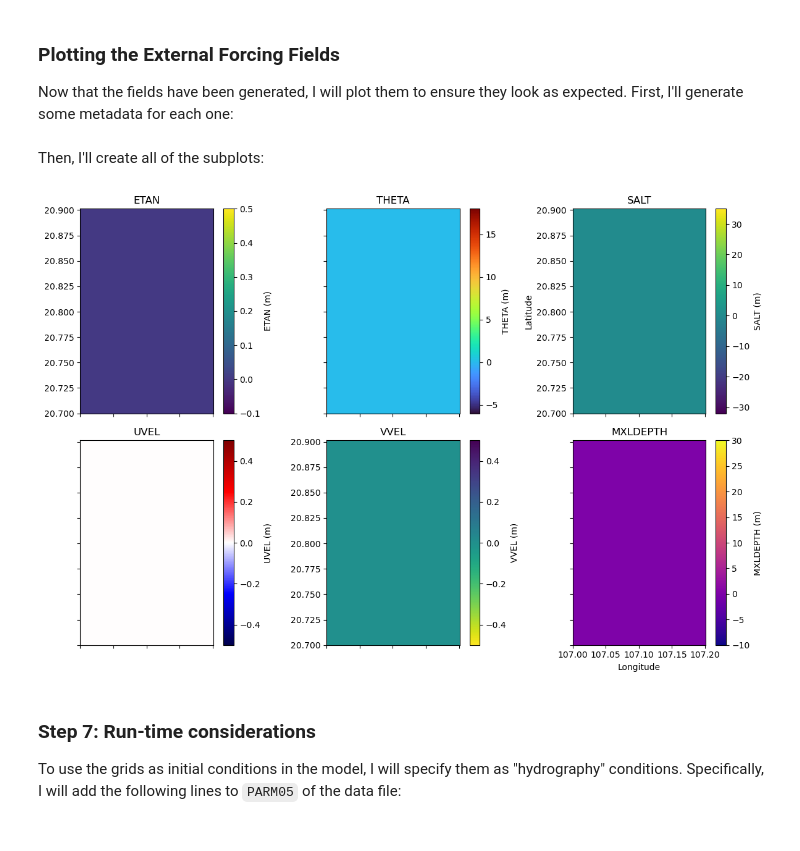
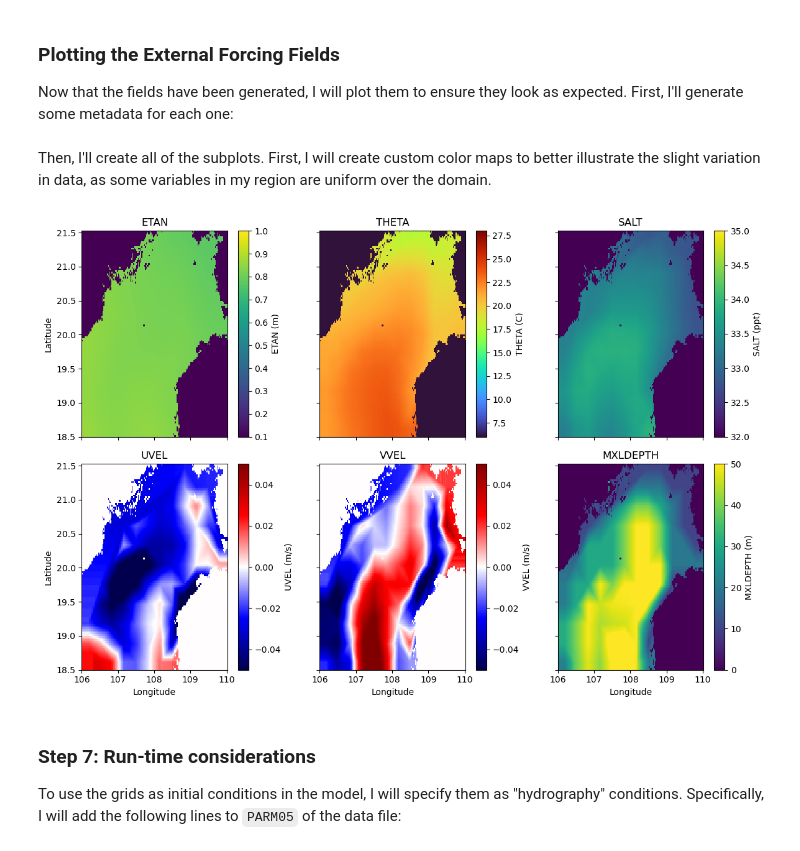
Before and after one commit to makinchii/CS185C, a Jupyter notebook: project/notebooks/Setting Up Initial Conditions.ipynb, the cells around one changed output. Saved outputs shown, nothing was run; the diff lists cells and outputs as text; code cells hidden in the pictures.

```diff
--- a/project/notebooks/Setting Up Initial Conditions.ipynb
+++ b/project/notebooks/Setting Up Initial Conditions.ipynb
@@ -98,7 +98,7 @@ To double check the mask was created as expected, I will plot it in comparison t
 plt.figure(figsize=(10,5))
 
 plt.subplot(1,2,1)
-C = plt.pcolormesh(XC, YC, bathy, vmin=-20, vmax=0, cmap='Blues_r')
+C = plt.pcolormesh(XC, YC, bathy, vmin=-55, vmax=0, cmap='Blues_r')
 plt.colorbar(C, orientation = 'horizontal')
 plt.title('Model Bathymetry')
 
@@ -136,7 +136,7 @@ As we can see, my model boundary (green) is completely surrounded by the points
 # %%
 # Defines Ha Long Bay domain bounds
-lon_min, lon_max = 107.0, 107.2
-lat_min, lat_max = 20.7, 20.9
+lon_min, lon_max = 106.0, 110.0
+lat_min, lat_max = 18.5, 21.5
 
 tile_list = [6]
 
@@ -187,9 +187,6 @@ ecco_mask_points = ecco_mask_points[:, local_indices ]
 # %% [markdown]
 Next, we'll read in the real data fields and apply the modifications. First, create a dictionary to store the file names:
 # %%
-# test dictionary
-file_prefix_dict = {'ETAN':'ETAN_2004.nc'}
-
 # once tested with the above dict, run and comment with this one
 file_prefix_dict = {'ETAN':'ETAN_2004.nc',
                     'THETA':'THETA_2004.nc',
@@ -197,6 +194,7 @@ file_prefix_dict = {'ETAN':'ETAN_2004.nc',
                     'UVEL':'UVELMASS_2004.nc',
                     'VVEL':'VVELMASS_2004.nc',
                     'MXLDEPTH':'MXLDEPTH_2004.nc'}
+
 variable_names = list(file_prefix_dict.keys())
 # %% [markdown]
 Now, read the initial condition fields from the same tiles:
@@ -307,11 +306,11 @@ for variable_name, init_grid in zip(variable_names, init_grids):
 ### Plotting the External Forcing Fields
 Now that the fields have been generated, I will plot them to ensure they look as expected. First, I'll generate some metadata for each one:
 # %%
-meta_dict = {'ETAN':[-0.1, 0.5, 'viridis', 'm'],
-            'THETA':[-6, 18, 'turbo', 'm'],
-            'SALT':[-32, 35, 'viridis', 'm'],
-            'UVEL':[-0.5, 0.5, 'seismic', 'm'],
-            'VVEL':[-0.5, 0.5, 'viridis_r', 'm'],
-            'MXLDEPTH':[-10,30,'plasma','m']}
+meta_dict = {'ETAN':[0.1, 1, 'viridis', 'm'],
+            'THETA':[6, 28, 'turbo', 'C'],
+            'SALT':[32, 35, 'viridis', 'ppt'],
+            'UVEL':[-0.05, 0.05, 'seismic', 'm/s'],
+            'VVEL':[-0.05, 0.05, 'seismic', 'm/s'],
+            'MXLDEPTH':[0,50,'viridis','m']}
 # %% [markdown]
-Then, I'll create all of the subplots:
+Then, I'll create all of the subplots. First, I will create custom color maps to better illustrate the slight variation in data, as some variables in my region are uniform over the domain.
@@ -318,40 +377,43 @@ Then, I'll create all of the subplots:
 # %%
 fig = plt.figure(figsize=(12,8))
-
 
 for i in range(len(variable_names)):
     variable_name = variable_names[i]
 
     HLB_init_grid = np.fromfile(os.path.join(input_path,variable_name+'_IC.bin'),'>f4')
 
     if variable_name == 'ETAN' or variable_name == 'MXLDEPTH':
         HLB_init_grid = HLB_init_grid.reshape((np.shape(XC)[0], np.shape(XC)[1]))
     else:
         HLB_init_grid = HLB_init_grid.reshape((np.shape(delR)[0],np.shape(XC)[0], np.shape(XC)[1]))
-        HLB_init_grid = HLB_init_grid[10, :, :] # choose just the surface for plotting
+        HLB_init_grid = HLB_init_grid[0, :, :] # choose just the surface for plotting
 
     plt.subplot(2,3,i+1)
+
+
     C = plt.pcolormesh(XC, YC, HLB_init_grid,
                        vmin=meta_dict[variable_names[i]][0],
                        vmax=meta_dict[variable_names[i]][1],
                        cmap=meta_dict[variable_names[i]][2])
+
     plt.colorbar(C, label=variable_names[i]+' ('+meta_dict[variable_names[i]][3]+')',fraction=0.26)
 
-    if i<5:
+    if i >= 3:
+        plt.gca().set_xlabel('Longitude')
+    else:
         plt.gca().set_xticklabels([])
+
+    if i % 3 == 0:
+        plt.gca().set_ylabel('Latitude')
     else:
-        plt.gca().set_xlabel('Longitude')
-    if i%2==1:
         plt.gca().set_yticklabels([])
-    if i==2:
-        plt.gca().set_ylabel('Latitude')
+
     plt.title(variable_name)
 
 plt.tight_layout()
-
 plt.show()
 # %% [output]
-[figure, old version]
+[figure, new version]
 # %% [markdown]
 ### Step 7: Run-time considerations
 To use the grids as initial conditions in the model, I will specify them as "hydrography" conditions. Specifically, I will add the following lines to `PARM05` of the data file:
```
Also changed, not shown: parts of 7 cells of this notebook, 4 other files.
